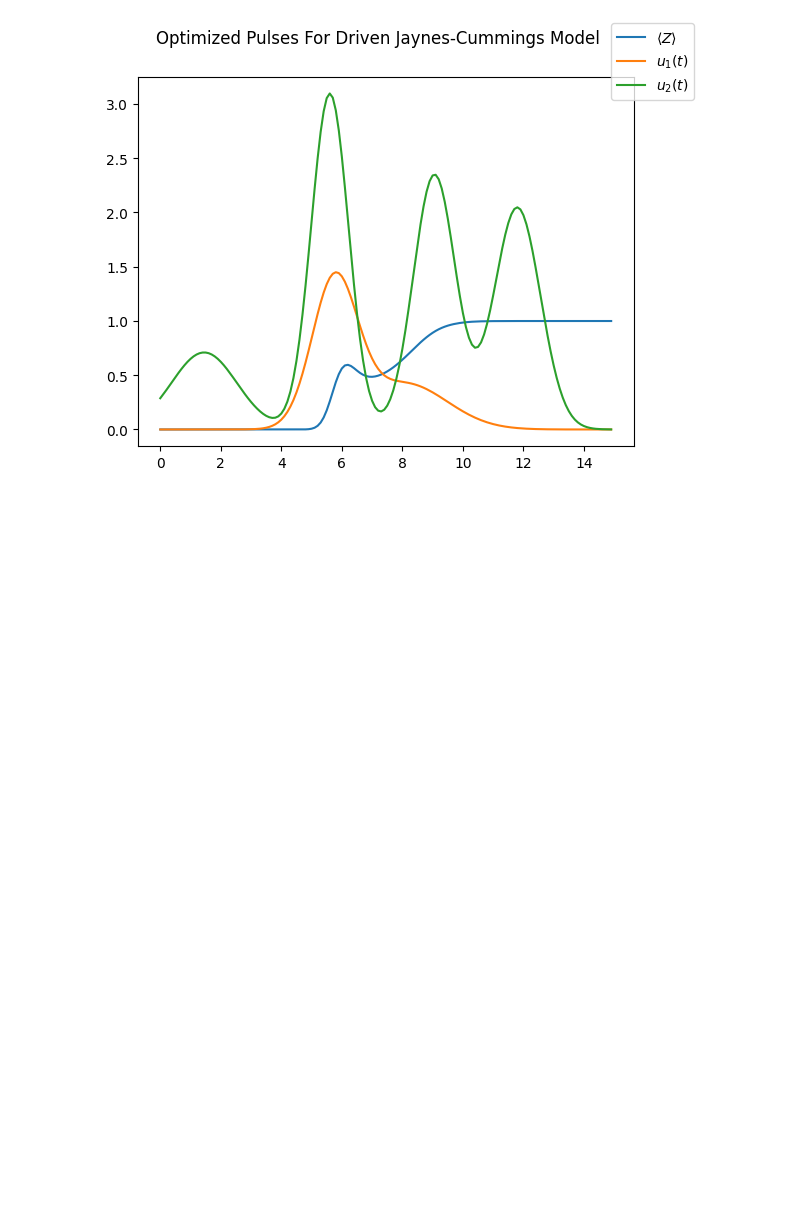
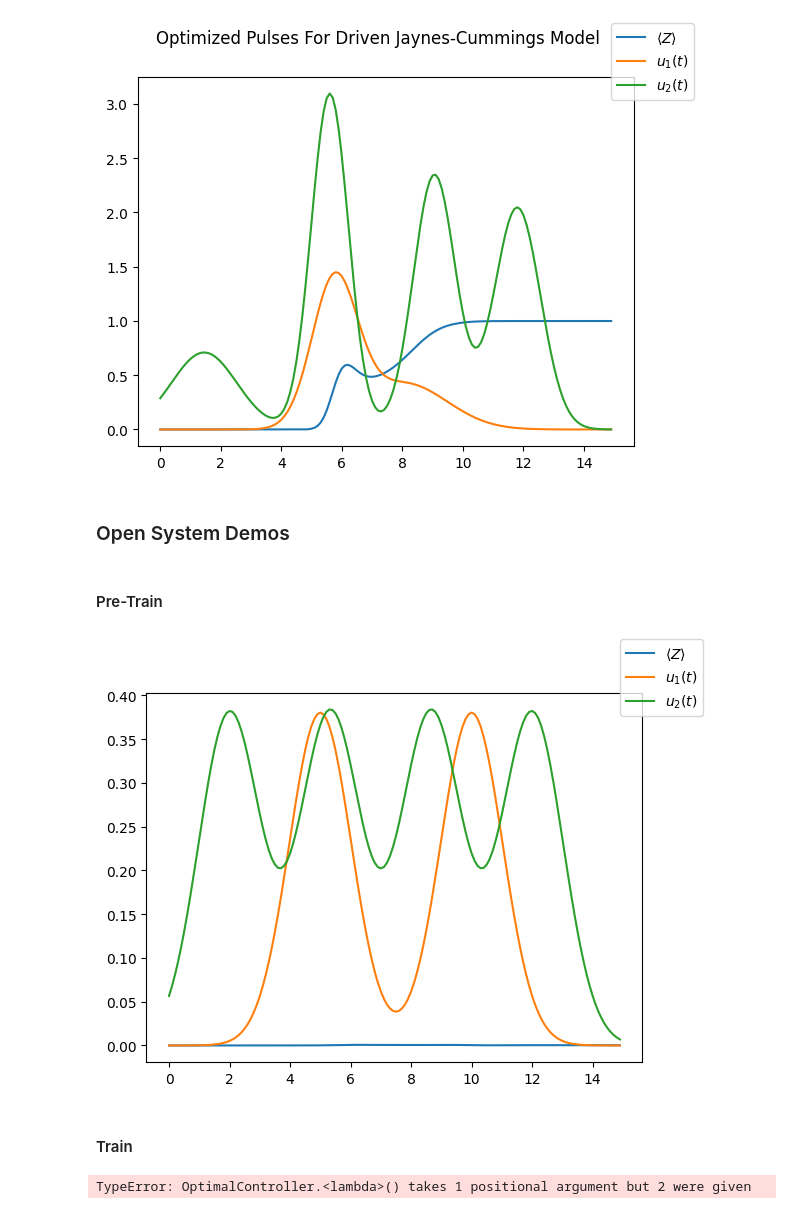
Before and after one commit to connorblake1/jiang-research, a Jupyter notebook: FiniteGKP/jaxpulse_testing.ipynb, the cells around one changed output. Saved outputs shown, nothing was run; the diff lists cells and outputs as text; code cells hidden in the pictures; blank space fills up the shorter version.

Commit message:
Setting up open systems and verifying basic examples.

```diff
--- a/FiniteGKP/jaxpulse_testing.ipynb
+++ b/FiniteGKP/jaxpulse_testing.ipynb
@@ -30,6 +30,7 @@ H_0 = omega_res * dq.dag(a)@a + omega_qub * dq.dag(b)@b # static Hamiltonian
 H_1 = dq.dag(a) @ b + a @ dq.dag(b) # coupling
 H_2 = 1./jnp.sqrt(2)*(a + dq.dag(a)) # X
 H_3 = 1j/jnp.sqrt(2)*(dq.dag(a) - a) # P
+H_M = [H_1, H_2]
 psi_0 = dq.tensor(dq.fock(N_res,0),dq.fock(N_qub,0))
 # %% [markdown]
 #### Control Setups
@@ -57,18 +50,13 @@ sine_drive_P = SinusoidalControl(
 # %%
 jc_system = ClosedQuantumSystem(
     H_0=H_0,
-    H_M=[
-            H_1,
-            H_2,
-            #  H_3
-        ],
+    H_M=H_M
 )
 
 jc_controls = ControlVector(
     [
         coupling_control,
         drive_X,
-        # sine_drive_P
     ]
 )
 
@@ -81,11 +69,12 @@ def statewise_penalty(psi_ti: Array, t: float) -> float:
 def control_penalty(u_m_ti: Array, t: float) -> float:
     return 0
 
+duration= 15.0
 controller = OptimalController(
     system=jc_system,
     controls=jc_controls,
     y0=psi_0,
-    duration=15.0,
+    duration=duration,
     dt_start=.01,
     dt_save=.1,
     y_final=final_penalty,
@@ -145,3 +134,47 @@ fig_opt.suptitle("Optimized Pulses For Driven Jaynes-Cummings Model")
 fig_opt.show()
 # %% [output]
 [figure]
+# %% [markdown]
+### Open System Demos
+# %%
+U_0 = jnp.sqrt(.1)*a
+open_sys = OpenQuantumSystem(
+    H_0=H_0,
+    H_M=H_M,
+    U_K=[U_0],
+    C_K=[]
+)
+open_controls = (
+    jc_controls,
+    ControlVector([])
+)
+
+open_controller = OptimalController(
+    system=open_sys,
+    controls=open_controls,
+    y0=dq.todm(psi_0),
+    duration=duration,
+    y_final=final_penalty
+)
+# %% [markdown]
+#### Pre-Train
+# %%
+fig_pre, ax_pre = plt.subplots()
+open_controller.plot(
+    ax=ax_pre,
+    exp_ops=[Z],
+    exp_names=[r"$\langle Z\rangle$"],
+)
+fig_pre.legend()
+fig_pre.show()
+# %% [output]
+[figure, added]
+# %% [markdown]
+#### Train
+# %%
+opt_open_controller = open_controller.optimize(
+    N_steps=50,
+    verbosity=2,
+)
+# %% [output]
+TypeError: OptimalController.<lambda>() takes 1 positional argument but 2 were given
```
Also changed, not shown: parts of 3 cells of this notebook, 1 other file.
